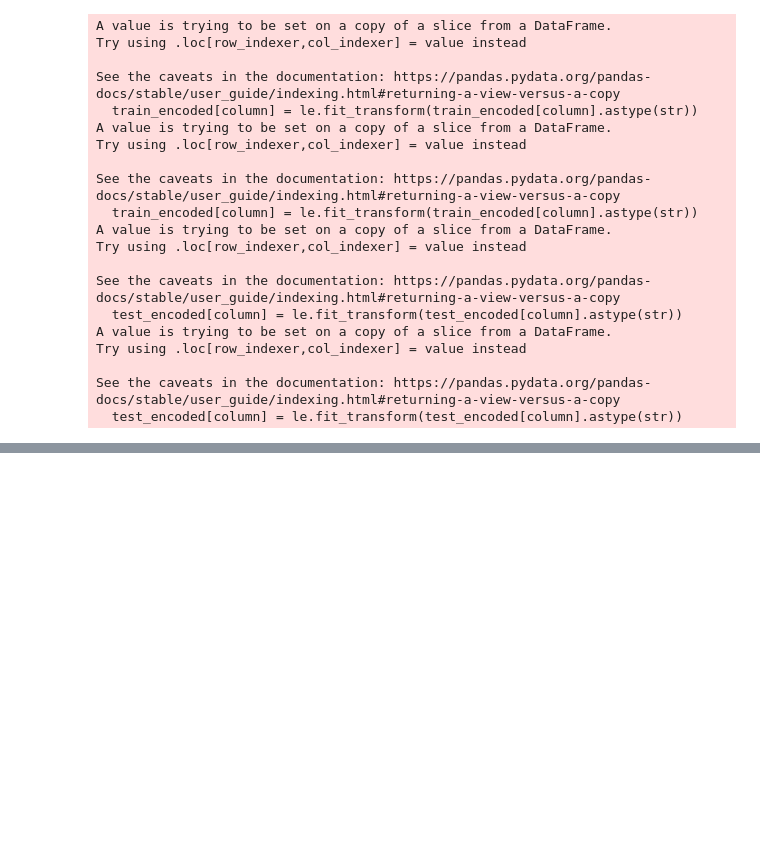
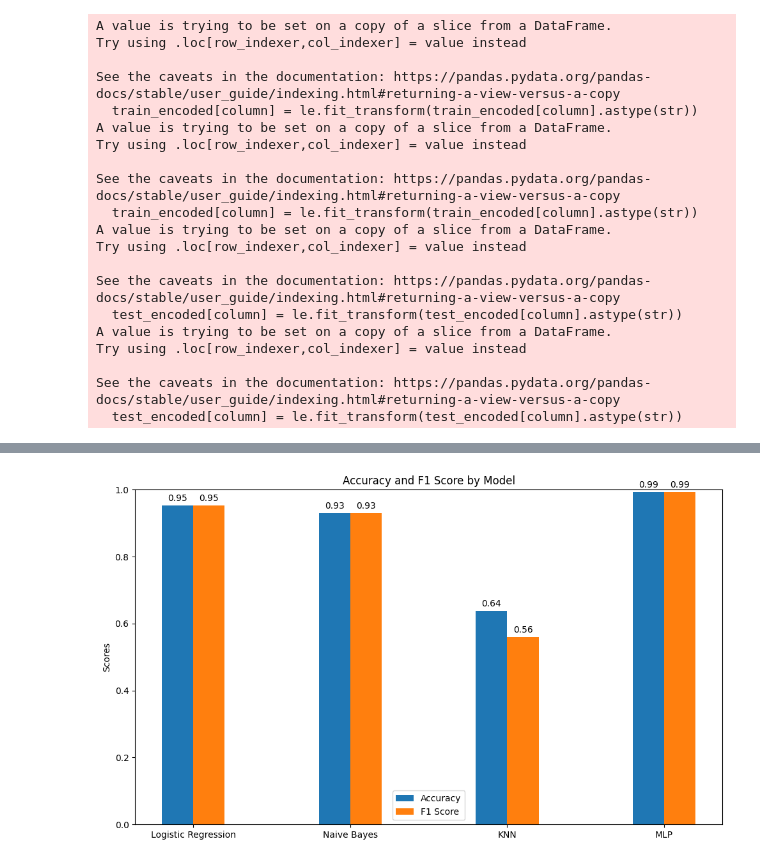
Before and after one commit to zalak0/CyberSoldier, a Jupyter notebook: sub_goalA/1.ipynb, the cells around one changed output, grey strips where cells are left out. Saved outputs shown, nothing was run; the diff lists cells and outputs as text; code cells hidden in the pictures; blank space fills up the shorter version.

```diff
--- a/sub_goalA/1.ipynb
+++ b/sub_goalA/1.ipynb
@@ -194,0 +334,44 @@ weighted avg     1.0000    1.0000    1.0000     82332
+# %%
+#boxplot comparison
+x = np.arange(4)
+lg = [acc_lg, f1_lg]
+nb = [acc_nb, f1_nb]
+knn = [acc_knn, f1_knn]
+mlp = [acc_mlp, f1_mlp]
+
+models = ['Logistic Regression', 'Naive Bayes', 'KNN', 'MLP']
+accuracy = [lg[0], nb[0], knn[0], mlp[0]]
+f1_score = [lg[1], nb[1], knn[1], mlp[1]]
+
+x = np.arange(len(models))  # label locations
+width = 0.2  # bar width
+
+fig, ax = plt.subplots(figsize=(10,6))
+rects1 = ax.bar(x - width/2, accuracy, width, label='Accuracy')
+rects2 = ax.bar(x + width/2, f1_score, width, label='F1 Score')
+
+# Add some labels and title
+ax.set_ylabel('Scores')
+ax.set_title('Accuracy and F1 Score by Model')
+ax.set_xticks(x)
+ax.set_xticklabels(models)
+ax.set_ylim(0, 1)
+ax.legend()
+
+# Optional: Add value labels on top of bars
+def autolabel(rects):
+    for rect in rects:
+        height = rect.get_height()
+        ax.annotate(f'{height:.2f}',
+                    xy=(rect.get_x() + rect.get_width() / 2, height),
+                    xytext=(0,3),  # vertical offset
+                    textcoords="offset points",
+                    ha='center', va='bottom')
+
+autolabel(rects1)
+autolabel(rects2)
+
+plt.tight_layout()
+plt.show()
+# %% [output]
+[figure, added]
```
Also changed, not shown: parts of 16 cells of this notebook.
